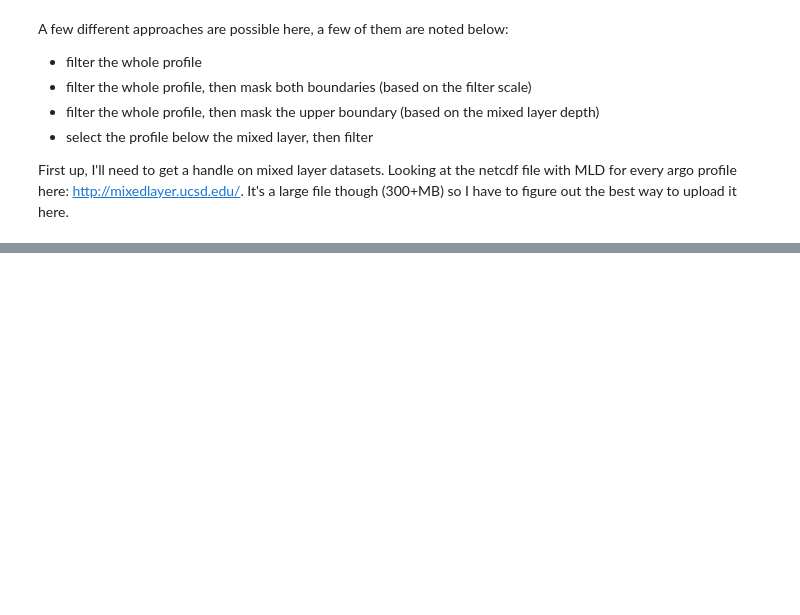
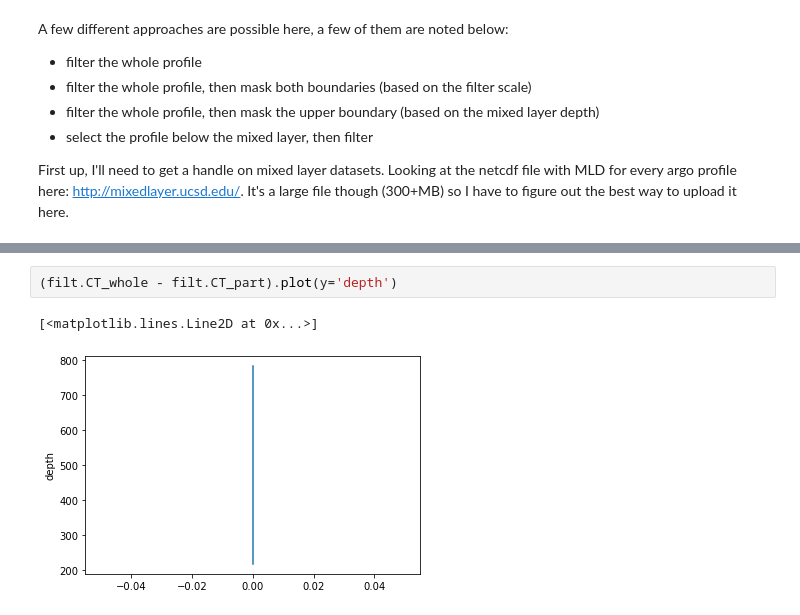
Before and after one commit to ocean-transport/argo-intern, a Jupyter notebook: methods.ipynb, the cells around one changed output, grey strips where cells are left out. Drawn from its saved outputs; the diff is of its cells as text; blank space fills up the shorter version.

```diff
--- a/methods.ipynb
+++ b/methods.ipynb
@@ -102,0 +162,5 @@ First up, I'll need to get a handle on mixed layer datasets. Looking at the netc
+# %%
+(filt.CT_whole - filt.CT_part).plot(y='depth')
+# %% [output]
+[<matplotlib.lines.Line2D at 0x...>]
+[figure, added]
```
Also changed, not shown: parts of 8 cells of this notebook.
